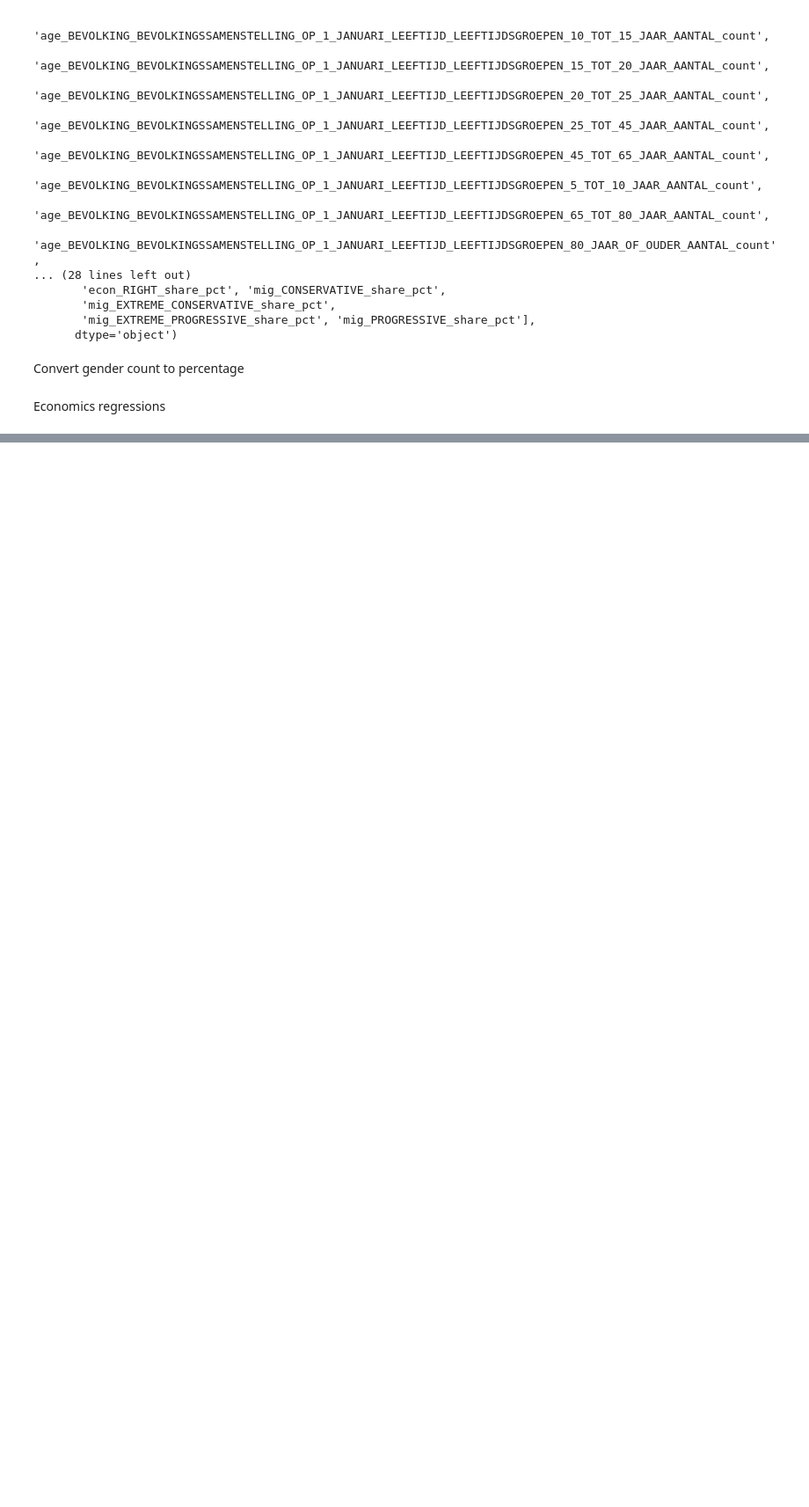
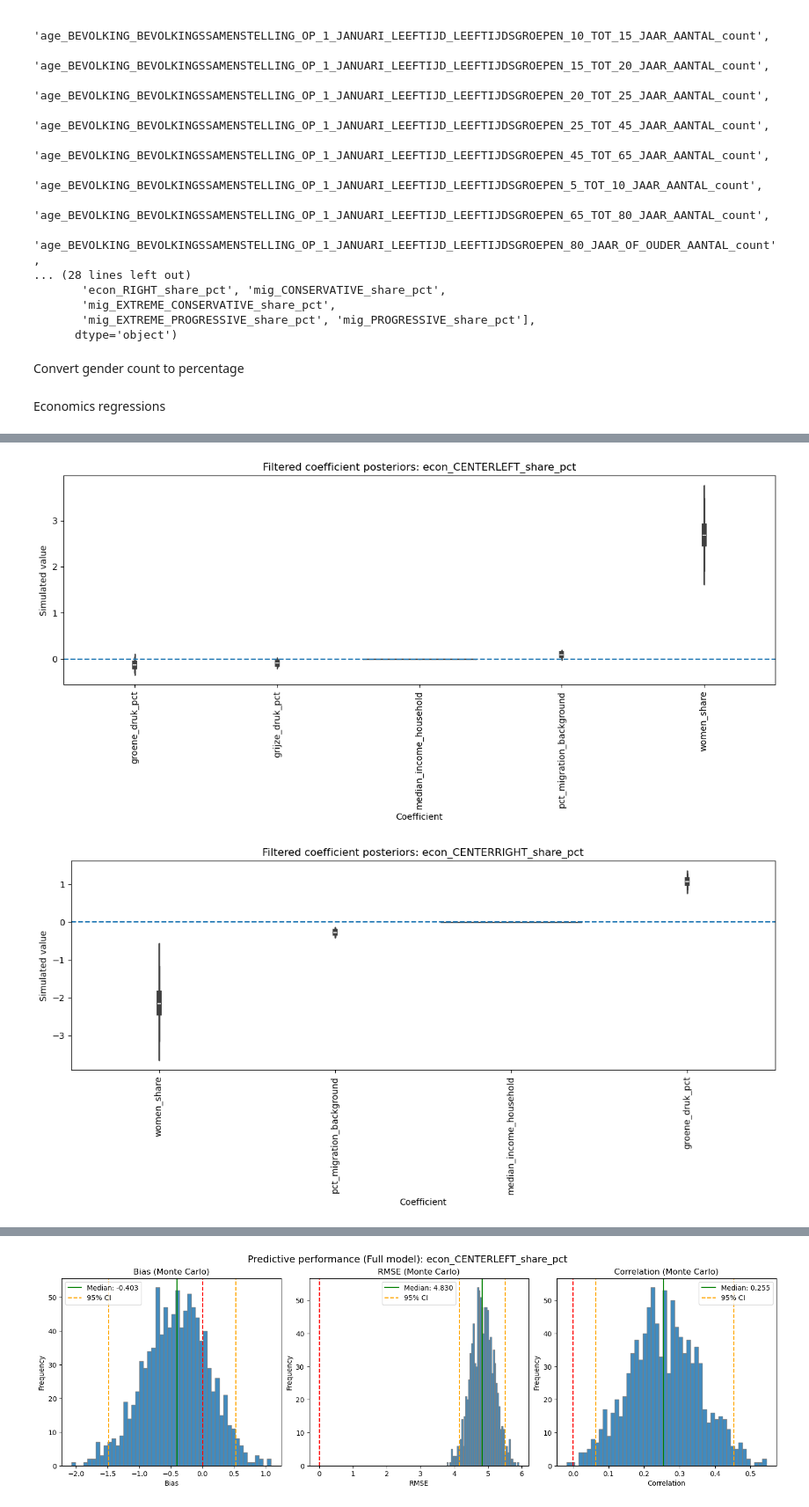
Before and after one commit to Swienn/ScientificDataAnalysisProject, a Jupyter notebook: sasha_test.ipynb, the cells around one changed output, grey strips where cells are left out. Shown at 88% size. Saved outputs shown, nothing was run; the diff lists cells and outputs as text; code cells hidden in the pictures; blank space fills up the shorter version.

Commit message:
update full regressions and evaluations

```diff
--- a/sasha_test.ipynb
+++ b/sasha_test.ipynb
@@ -549,0 +391,79 @@ plt.show()
+# %%
+x_cols = [
+    "grijze_druk_pct",
+    "groene_druk_pct",
+    "median_income_household",
+    "pct_migration_background",
+    "women_share",
+]
+
+df = df.copy()
+
+models = {}
+eval_full = {}
+eval_baselines = {}
+rows = []
+
+for y_col in all_targets:
+    model_df = df[[y_col] + x_cols].copy()
+    for c in model_df.columns:
+        model_df[c] = pd.to_numeric(model_df[c], errors="coerce")
+    model_df = model_df.dropna()
+
+    train_df, temp_df = train_test_split(model_df, test_size=0.5, random_state=42)
+    valid_df, test_df = train_test_split(temp_df, test_size=0.5, random_state=42)
+
+    X_train = sm.add_constant(train_df[x_cols], has_constant="add")
+    y_train = train_df[y_col]
+    X_valid = sm.add_constant(valid_df[x_cols], has_constant="add")
+    y_valid = valid_df[y_col]
+
+    X0_train = sm.add_constant(pd.DataFrame(index=train_df.index), has_constant="add")
+    X0_valid = sm.add_constant(pd.DataFrame(index=valid_df.index), has_constant="add")
+
+    Xs_train = sm.add_constant(train_df[["women_share"]], has_constant="add")
+    Xs_valid = sm.add_constant(valid_df[["women_share"]], has_constant="add")
+
+    score_full = fit_predict_evaluate(X_train, y_train, X_valid, y_valid, credibility_pct=95, n_sims=1000)
+    score_int  = fit_predict_evaluate(X0_train, y_train, X0_valid, y_valid, credibility_pct=95, n_sims=1000)
+    score_sex  = fit_predict_evaluate(Xs_train, y_train, Xs_valid, y_valid, credibility_pct=95, n_sims=1000)
+
+    eval_full[y_col] = score_full
+    eval_baselines[y_col] = {"Intercept only": score_int, "Sex only": score_sex}
+
+    model_fullsample = sm.OLS(model_df[y_col], sm.add_constant(model_df[x_cols], has_constant="add")).fit()
+    models[y_col] = model_fullsample
+
+    for spec_name, sc in [("Intercept only", score_int), ("Sex only", score_sex), ("Full", score_full)]:
+        rows.append({
+            "target": y_col,
+            "spec": spec_name,
+            "bias": sc["bias"],
+            "rmse": sc["rmse"],
+            "correlation": sc["correlation"],
+            "coverage": sc["coverage"],
+            "n_train": len(train_df),
+            "n_valid": len(valid_df),
+        })
+
+eval_table = pd.DataFrame(rows).sort_values(["target", "spec"])
+eval_table
+
+for y_col in all_targets:
+    plot_significant_coef_violins(
+        models[y_col],
+        n_simulations=1000,
+        p_hi=0.95,
+        p_lo=0.05,
+        drop_const=True,
+        title=f"Filtered coefficient posteriors: {y_col}"
+    )
+
+for y_col in all_targets:
+    plot_performance_histograms(
+        eval_full[y_col],
+        title=f"Predictive performance (Full model): {y_col}"
+    )
+# %% [output]
+[figure, added]
+[figure, added]
@@ -549,0 +476 @@ plt.show()
+[figure, added]
```
Also changed, not shown: parts of 22 cells of this notebook.
